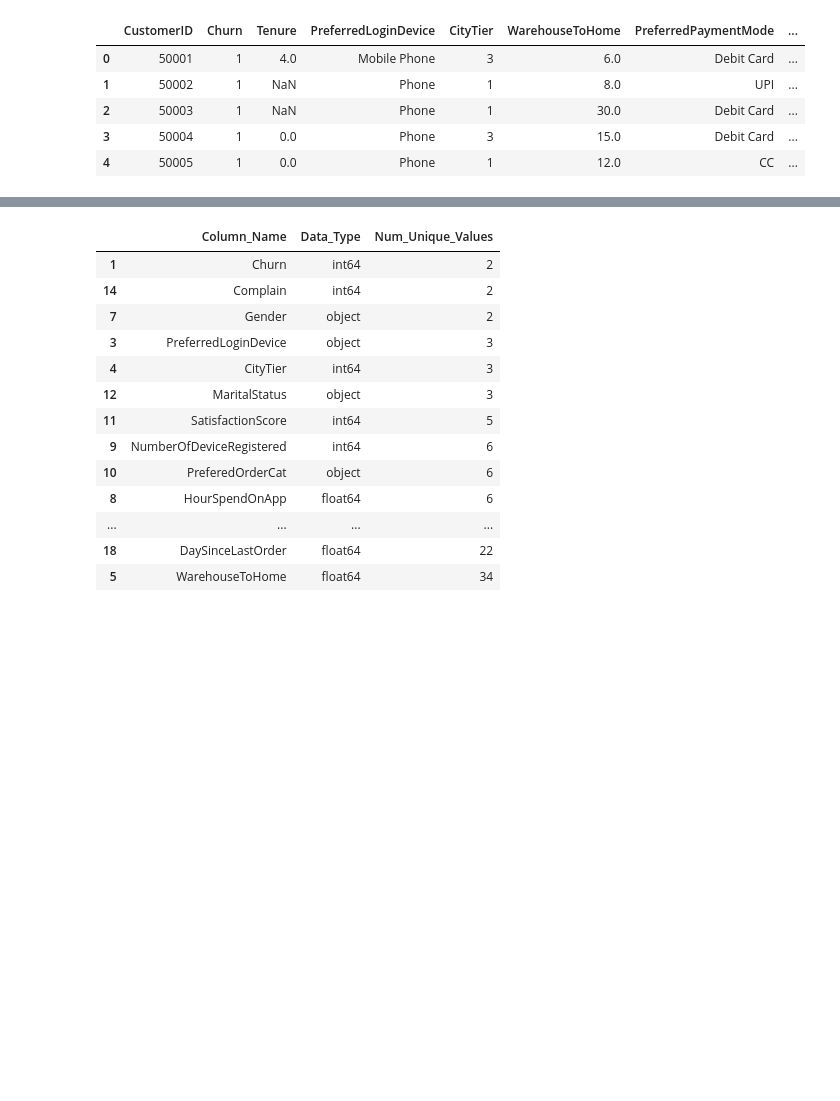
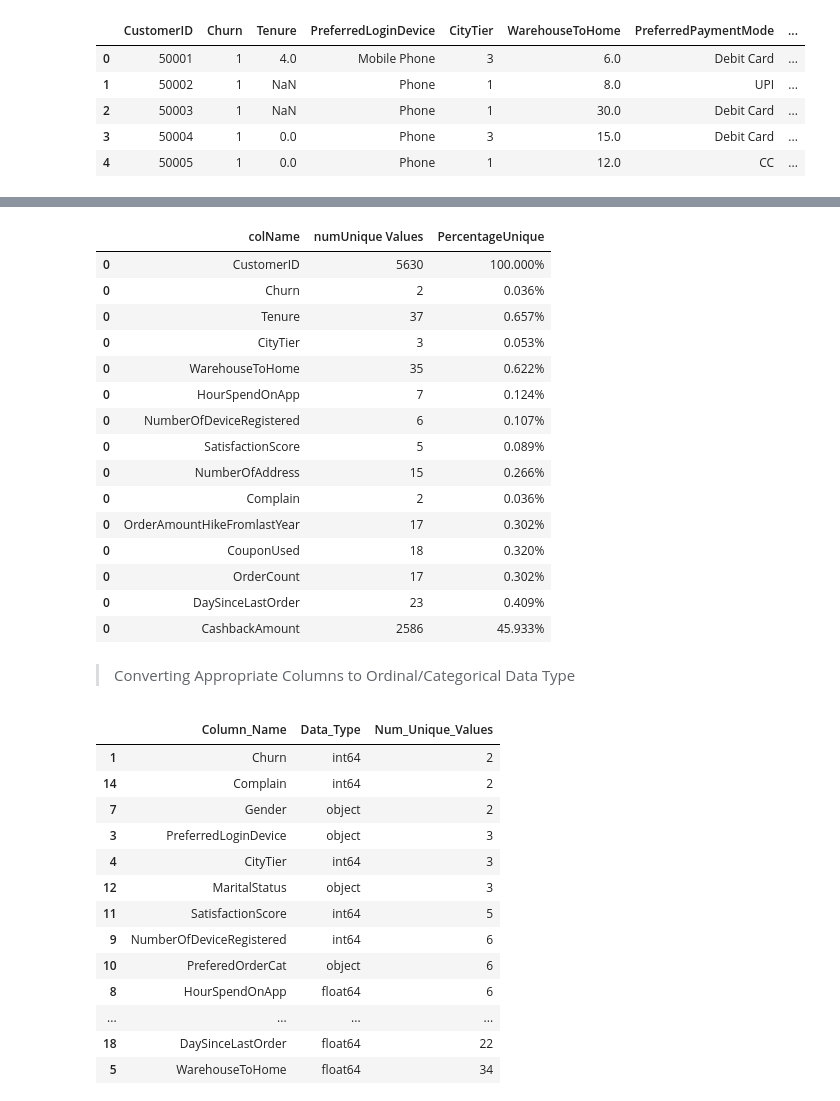
Before and after one commit to Celinejxy/E-commerce-Customer-Churn-Rate, a Jupyter notebook: Data Quality Evaluation.ipynb, the cells around one changed output, grey strips where cells are left out. Drawn from its saved outputs; the diff is of its cells as text; code cells hidden in the pictures; blank space fills up the shorter version.

```diff
--- a/Data Quality Evaluation.ipynb
+++ b/Data Quality Evaluation.ipynb
@@ -30,2 +15,0 @@ plt.show()
-# %%
-customer.dropna(axis='index',thresh= 2, inplace=True)
@@ -36,3 +22,32 @@ customer.dropna(axis='index',thresh= 2, inplace=True)
+# %%
+customer.nunique()
+uniqueVal= pd.DataFrame(columns=['colName', 'numUnique Values', 'PercentageUnique'])
+for col in customer.select_dtypes(exclude='object').columns:
+    numUnique=len(customer[col].unique())
+    percentage= float(numUnique)/customer.shape[0]*100
+    newRow=pd.Series({'colName':col, 'numUnique Values':numUnique,'PercentageUnique': percentage })
+    uniqueVal=pd.concat([uniqueVal, newRow.set_axis(uniqueVal.columns).to_frame().T],axis=0)
+uniqueVal['PercentageUnique']= uniqueVal['PercentageUnique'].map('{:,.3f}%'.format)
+uniqueVal
+# %% [output]
+|  | colName | numUnique Values | PercentageUnique |
+| 0 | CustomerID | 5630 | 100.000% |
+| 0 | Churn | 2 | 0.036% |
+| 0 | Tenure | 37 | 0.657% |
+| 0 | CityTier | 3 | 0.053% |
+| 0 | WarehouseToHome | 35 | 0.622% |
+| 0 | HourSpendOnApp | 7 | 0.124% |
+| 0 | NumberOfDeviceRegistered | 6 | 0.107% |
+| 0 | SatisfactionScore | 5 | 0.089% |
+| 0 | NumberOfAddress | 15 | 0.266% |
+| 0 | Complain | 2 | 0.036% |
+| 0 | OrderAmountHikeFromlastYear | 17 | 0.302% |
+| 0 | CouponUsed | 18 | 0.320% |
+| 0 | OrderCount | 17 | 0.302% |
+| 0 | DaySinceLastOrder | 23 | 0.409% |
+| 0 | CashbackAmount | 2586 | 45.933% |
+# %% [markdown]
+> Converting Appropriate Columns to Ordinal/Categorical Data Type
 # %%
 def categoryCol(row, color='pink'):
     attr= 'background-color: {}'.format(color)
```
Also changed, not shown: parts of 23 cells of this notebook, 3 other files.
